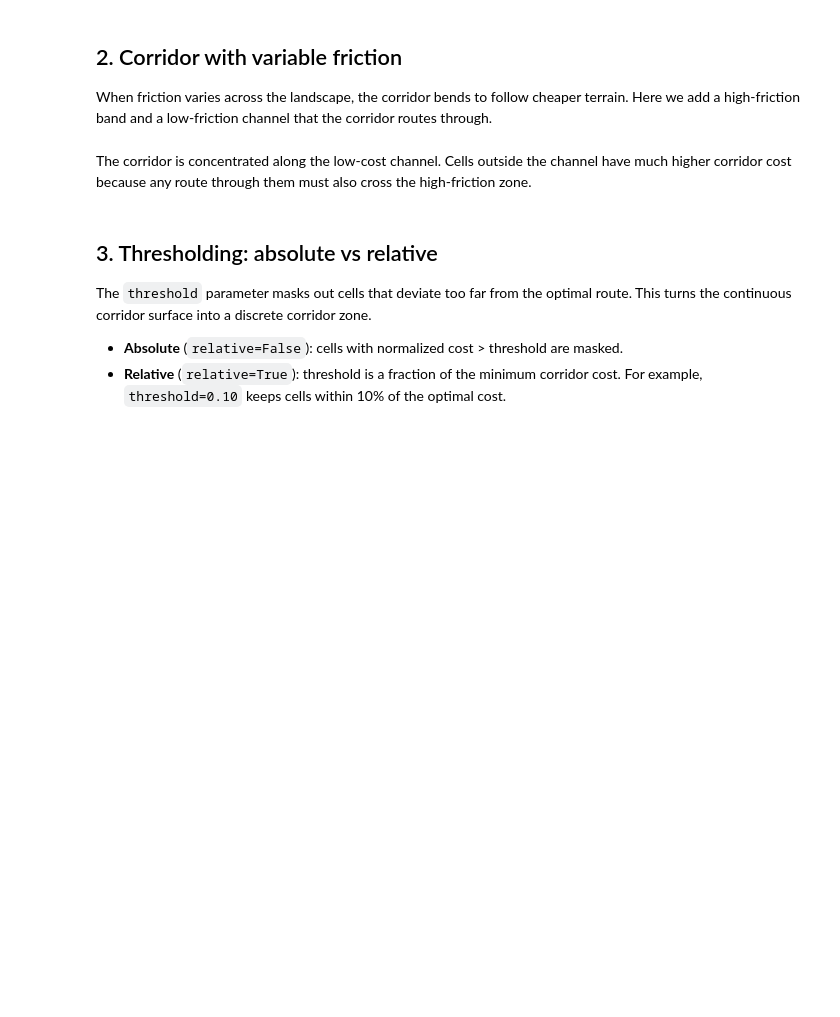
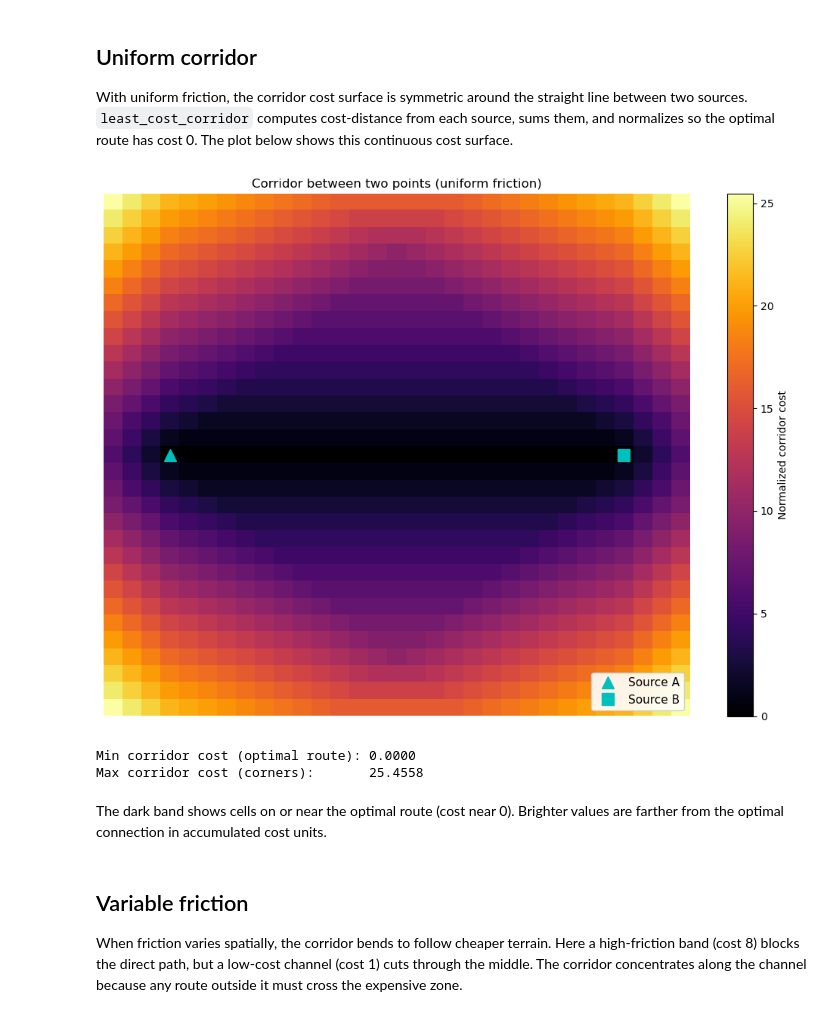
Before and after one commit to makepath/xarray-spatial, a Jupyter notebook: examples/user_guide/22_Corridor_Analysis.ipynb, the cells around one changed output. Drawn from its saved outputs; the diff is of its cells as text; code cells hidden in the pictures; blank space fills up the shorter version.

```diff
--- a/examples/user_guide/22_Corridor_Analysis.ipynb
+++ b/examples/user_guide/22_Corridor_Analysis.ipynb
@@ -100,42 +61,41 @@ The darkest band shows cells on or near the optimal route (cost = 0). Brighter v
 # %% [markdown]
-## 2. Corridor with variable friction
+## Uniform corridor
 
-When friction varies across the landscape, the corridor bends to follow cheaper terrain. Here we add a high-friction band and a low-friction channel that the corridor routes through.
+With uniform friction, the corridor cost surface is symmetric around the straight line between two sources. `least_cost_corridor` computes cost-distance from each source, sums them, and normalizes so the optimal route has cost 0. The plot below shows this continuous cost surface.
 # %%
-n = 31
-friction_var = np.ones((n, n)) * 2.0
-
-# High-cost zone across the middle
-friction_var[10:21, :] = 8.0
-
-# Low-cost channel through the high-cost zone
-friction_var[14:17, :] = 1.0
-
+# Two sources on opposite sides of the grid
 src_a_data = np.zeros((n, n))
-src_a_data[15, 2] = 1.0
+src_a_data[15, 3] = 1.0
 
 src_b_data = np.zeros((n, n))
-src_b_data[15, 28] = 1.0
+src_b_data[15, 27] = 1.0
 
-friction_v = make_raster(friction_var)
-sa = make_raster(src_a_data)
-sb = make_raster(src_b_data)
+src_a = make_raster(src_a_data)
+src_b = make_raster(src_b_data)
 
-corridor_var = least_cost_corridor(friction_v, sa, sb)
+corridor = least_cost_corridor(friction, src_a, src_b)
 
-plot_corridor(
-    [friction_v, corridor_var],
-    ['Friction surface', 'Corridor'],
-    cmaps=['YlOrRd', 'magma'],
-    figsize=(12, 5),
-)
+fig, ax = plt.subplots(figsize=(10, 7.5))
+corridor.plot.imshow(ax=ax, cmap='inferno', add_colorbar=True,
+                     cbar_kwargs={'label': 'Normalized corridor cost'})
+ax.plot(3, 15, 'c^', markersize=12, label='Source A')
+ax.plot(27, 15, 'cs', markersize=12, label='Source B')
+ax.legend(loc='lower right', fontsize=11, framealpha=0.9)
+ax.set_axis_off()
+ax.set_title('Corridor between two points (uniform friction)')
+plt.tight_layout()
+plt.show()
+
+print(f"Min corridor cost (optimal route): {float(corridor.min()):.4f}")
+print(f"Max corridor cost (corners):       {float(corridor.max()):.4f}")
+# %% [output]
+[figure, added]
+Min corridor cost (optimal route): 0.0000
+Max corridor cost (corners):       25.4558
 # %% [markdown]
-The corridor is concentrated along the low-cost channel. Cells outside the channel have much higher corridor cost because any route through them must also cross the high-friction zone.
+The dark band shows cells on or near the optimal route (cost near 0). Brighter values are farther from the optimal connection in accumulated cost units.
 # %% [markdown]
-## 3. Thresholding: absolute vs relative
+## Variable friction
 
-The `threshold` parameter masks out cells that deviate too far from the optimal route. This turns the continuous corridor surface into a discrete corridor zone.
-
-- **Absolute** (`relative=False`): cells with normalized cost > threshold are masked.
-- **Relative** (`relative=True`): threshold is a fraction of the minimum corridor cost. For example, `threshold=0.10` keeps cells within 10% of the optimal cost.
+When friction varies spatially, the corridor bends to follow cheaper terrain. Here a high-friction band (cost 8) blocks the direct path, but a low-cost channel (cost 1) cuts through the middle. The corridor concentrates along the channel because any route outside it must cross the expensive zone.
 # %%
```
Also changed, not shown: parts of 26 cells of this notebook, 1 other file.
